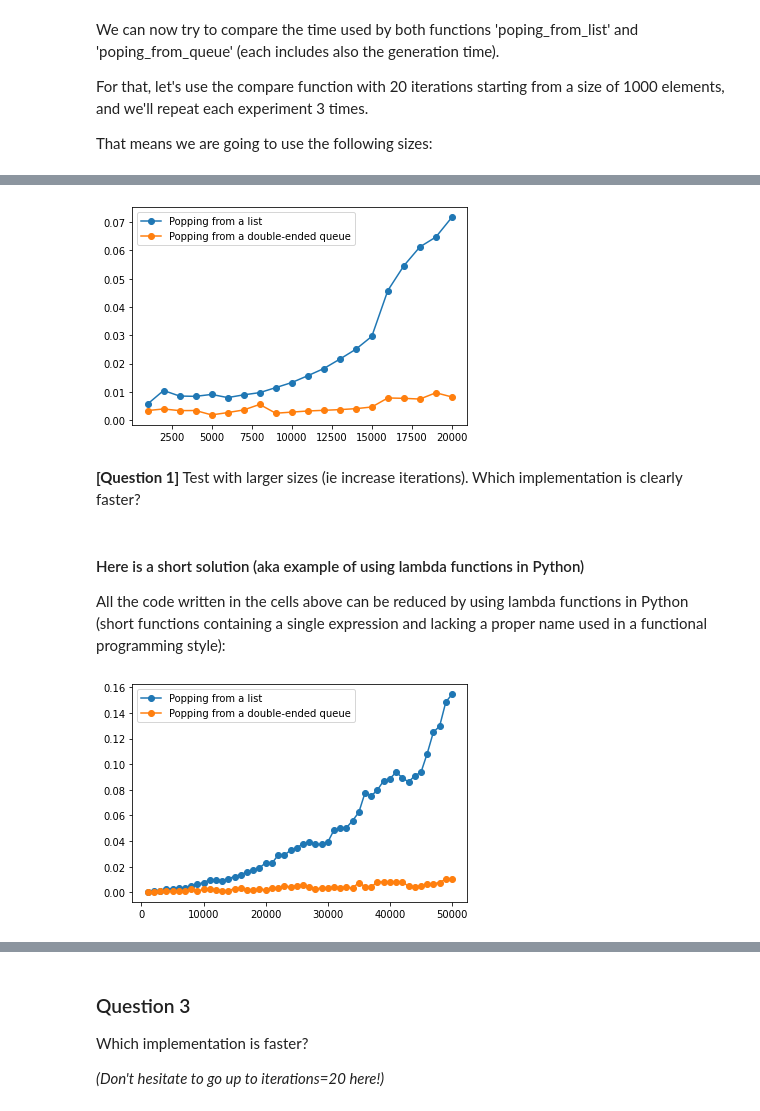
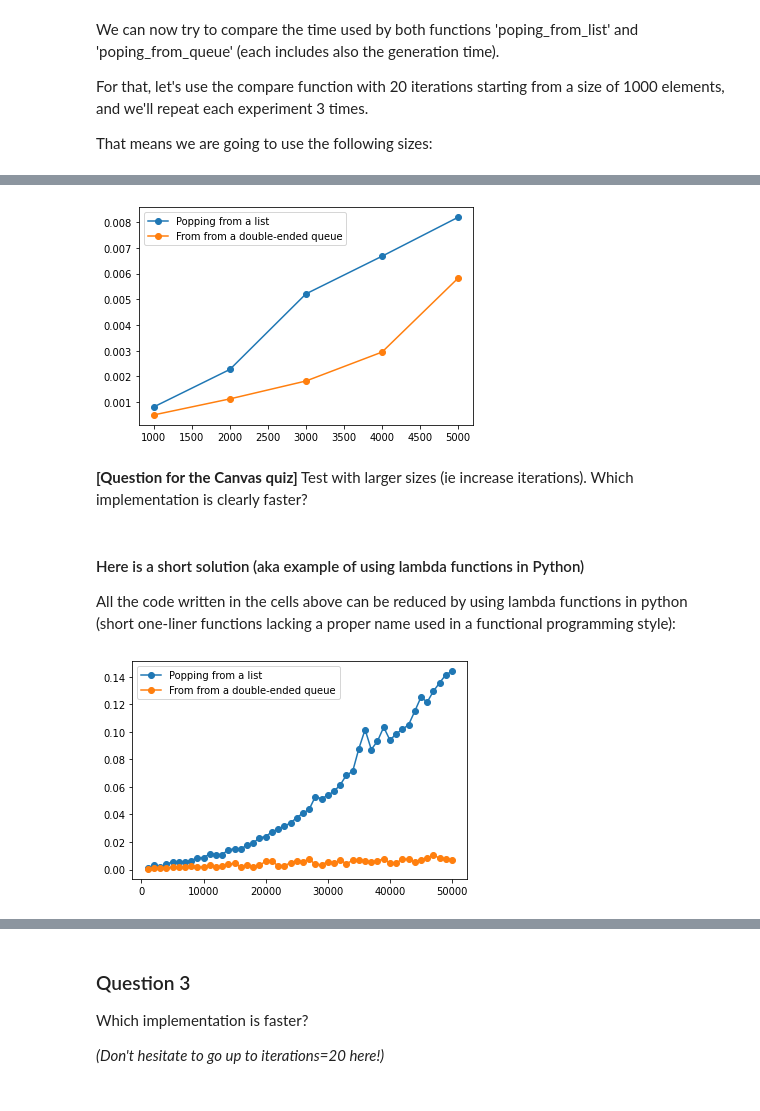
Before and after one commit to rduvignau/efficient-python-scripts, a Jupyter notebook: tutorial.ipynb, the cells around one changed output, grey strips where cells are left out. Cells and saved outputs as stored; diff of their text form; code cells hidden in the pictures.

```diff
--- a/tutorial.ipynb
+++ b/tutorial.ipynb
@@ -284,20 +215,20 @@ To answer the question, we need to write a piece of code that will test the 'pop
 
 Let's make an example:
 # %%
-# generate a list of size n, then pops 1/4th of the list from the left, then returns the truncated list
-def popping_from_list(n):
+# generate a list of size n, then pops 1/4th of the list from the left, then return the truncated list
+def poping_from_list(n):
     list_of_size_n = list(generator(n))
     pop_one_quarter_list(list_of_size_n)
     return list_of_size_n
 
-# needs to return a callable, this is similar to the expected input to 'timeit' function
+# needs to return a callable, this is similar to the expected input to 'timeit'
 def test_callable(n, my_callable):
     def my_callable_without_parameter():
         return my_callable(n)
     return my_callable_without_parameter
 
-# let's test if it does generate what we want with a list of size 12 (so 3 elements to pop)
-test_function_to_call = test_callable(12, popping_from_list)
+# let's test it does generate what we want with a list of size 12 (3 elements to pop)
+test_function_to_call = test_callable(12, poping_from_list)
 # %% [markdown]
 Now that we have generated a function to test for size 12, let's check that it works (the list should have only 9 elements left):
 # %%
@@ -307,7 +240,7 @@ Let's write now the equivalent code for a queue:
 # %%
 from collections import deque
 
-def popping_from_queue(n):
+def poping_from_queue(n):
     queue_of_size_n = deque(generator(n))
     pop_one_quarter_queue(queue_of_size_n)
     return queue_of_size_n
@@ -330,33 +265,33 @@ print(*list(test_sizes(1000, 20)))
 # %%
 def test_pop_list(n):
-    return test_callable(n, popping_from_list)
+    return test_callable(n, poping_from_list)
 
 def test_pop_queue(n):
-    return test_callable(n, popping_from_queue)
+    return test_callable(n, poping_from_queue)
 
 compare(("Popping from a list", test_pop_list),
-         ("Popping from a double-ended queue", test_pop_queue),
+         ("From from a double-ended queue", test_pop_queue),
         minsize=1000,
-        iterations=20,
+        iterations=5,
         repetition=3)
 # %% [output]
-[figure, old version]
+[figure, new version]
 # %% [markdown]
-**[Question 1]** Test with larger sizes (ie increase iterations). Which implementation is clearly faster?
+**[Question for the Canvas quiz]** Test with larger sizes (ie increase iterations). Which implementation is clearly faster?
 # %% [markdown]
 #### Here is a short solution (aka example of using lambda functions in Python)
 
-All the code written in the cells above can be reduced by using lambda functions in Python (short functions containing a single expression and lacking a proper name used in a functional programming style):
+All the code written in the cells above can be reduced by using lambda functions in python (short one-liner functions lacking a proper name used in a functional programming style):
 # %%
 compare(("Popping from a list",
              lambda n: lambda: pop_one_quarter_list(list(generator(n)))),
-         ("Popping from a double-ended queue",
+         ("From from a double-ended queue",
               lambda n: lambda: pop_one_quarter_queue(deque(generator(n)))),
         minsize=1000,
         iterations=50,
         repetition=1)
 # %% [output]
-[figure, old version]
+[figure, new version]
 # %% [markdown]
 ## Example (b): Storing elements with a list (or matrix) or a dictionary (aka hashmap)?
 
```
Also changed, not shown: parts of 68 cells of this notebook.
